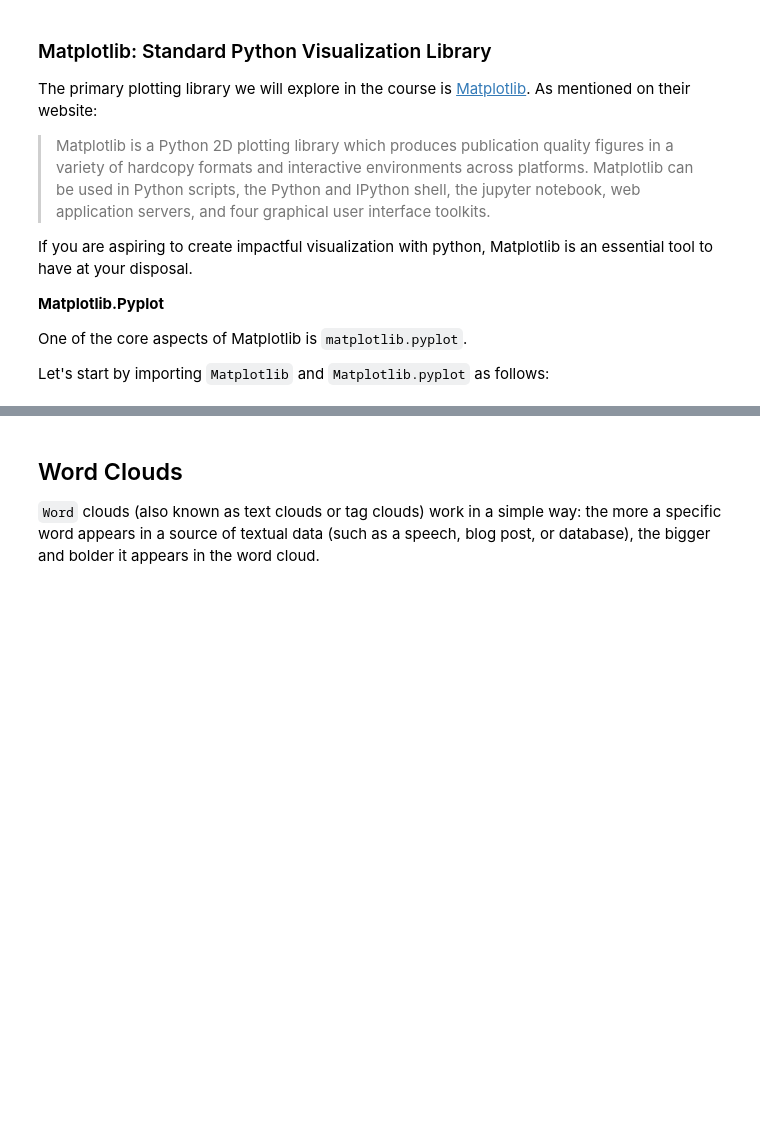
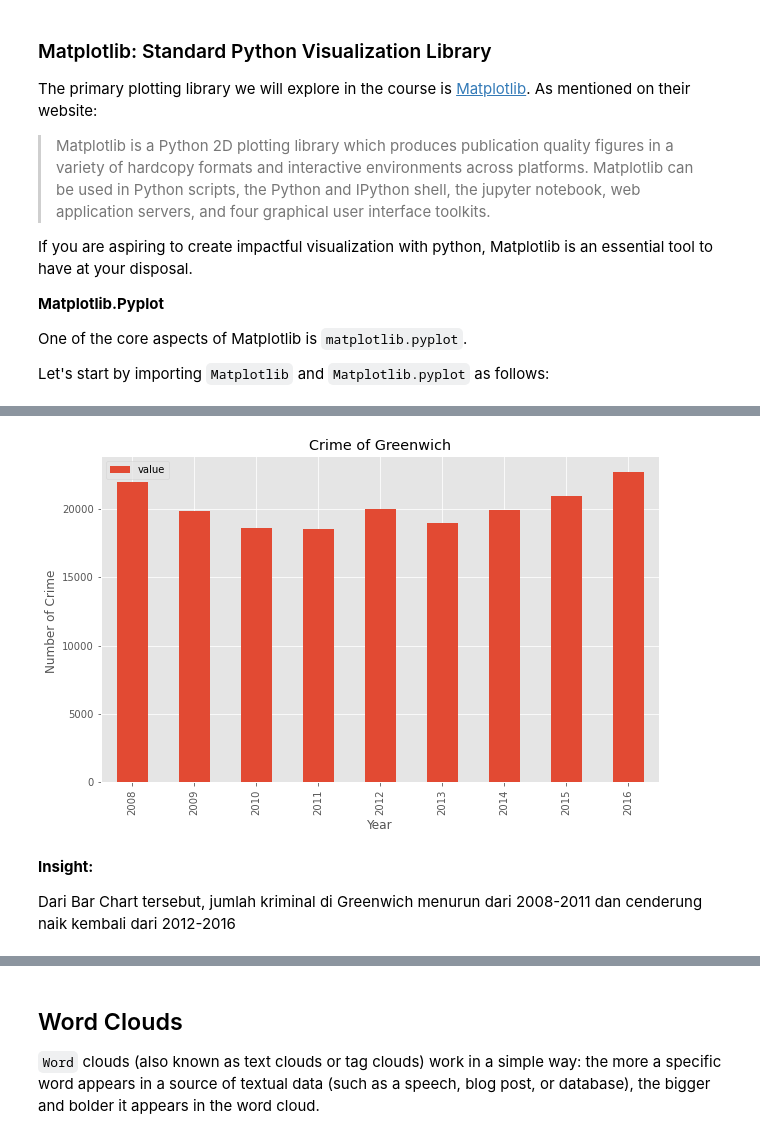
Before and after one commit to suryabarokah/h8-42, a Jupyter notebook: PYTN_Assgn_1_42_SuryaBarokah.ipynb, the cells around one changed output, grey strips where cells are left out. Cells and saved outputs as stored; diff of their text form; code cells hidden in the pictures; blank space fills up the shorter version.

```diff
--- a/PYTN_Assgn_1_42_SuryaBarokah.ipynb
+++ b/PYTN_Assgn_1_42_SuryaBarokah.ipynb
@@ -346,0 +253,21 @@ plt.show()
+# %%
+# Write your function below
+crim_greenwich = df[df['borough'] == 'Greenwich']
+df_crim_greenwich = crim_greenwich[['year','value']].groupby(['year'], axis=0).sum()
+
+# Graded-Funtion Begin (~1 Lines)
+df_crim_greenwich.plot(kind='bar', figsize=(10, 6))
+
+# Graded-Funtion End
+
+plt.xlabel('Year') # add to x-label to the plot
+plt.ylabel('Number of Crime ') # add y-label to the plot
+plt.title('Crime of Greenwich') # add title to the plot
+
+plt.show()
+# %% [output]
+[figure, added]
+# %% [markdown]
+**Insight:**
+
+ Dari Bar Chart tersebut, jumlah kriminal di Greenwich menurun dari 2008-2011 dan cenderung naik kembali dari 2012-2016
```
Also changed, not shown: parts of 45 cells of this notebook.
